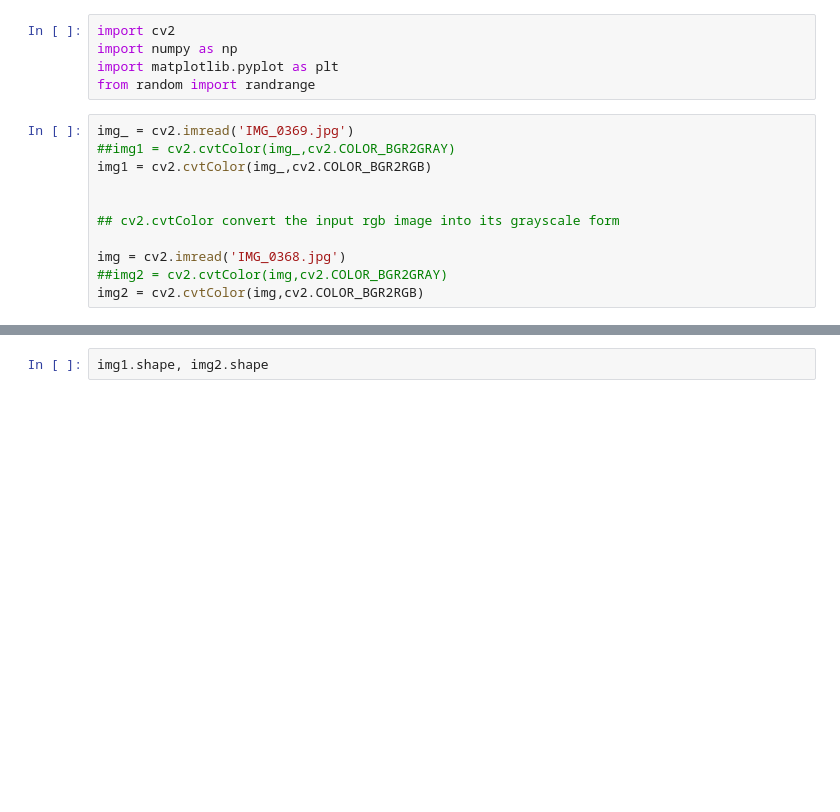
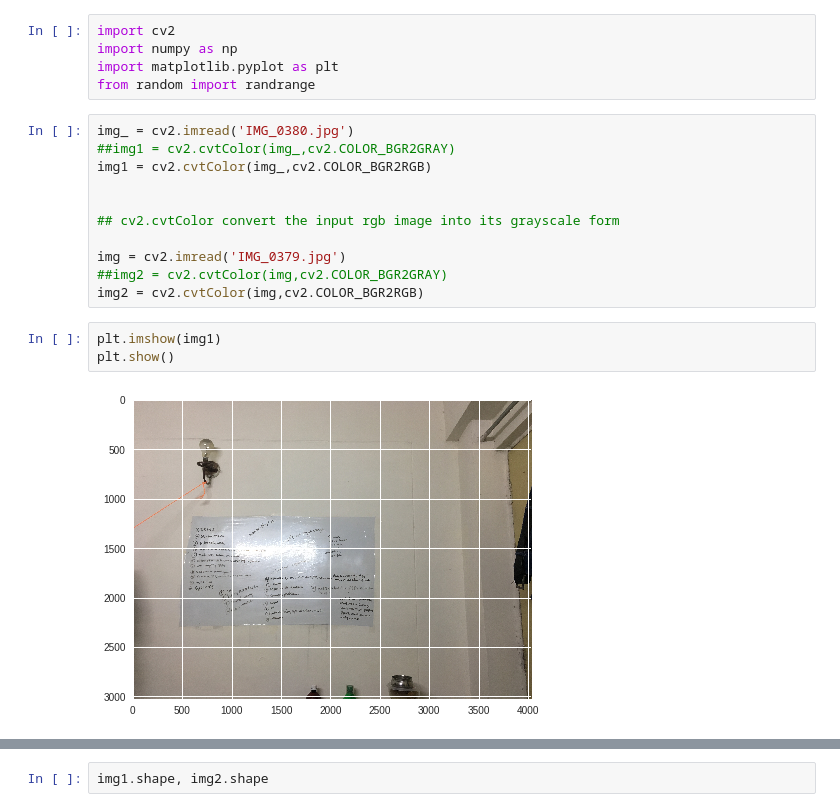
Before and after one commit to psshri/aryabhatta_robotics, a Jupyter notebook: task_1ipynb.ipynb, the cells around one changed output, grey strips where cells are left out. Drawn from its saved outputs; the diff is of its cells as text; blank space fills up the shorter version.

```diff
--- a/task_1ipynb.ipynb
+++ b/task_1ipynb.ipynb
@@ -76,13 +18,18 @@ import numpy as np
 import matplotlib.pyplot as plt
 from random import randrange
 # %%
-img_ = cv2.imread('IMG_0369.jpg')
+img_ = cv2.imread('IMG_0380.jpg')
 ##img1 = cv2.cvtColor(img_,cv2.COLOR_BGR2GRAY)
 img1 = cv2.cvtColor(img_,cv2.COLOR_BGR2RGB)
 
 
 ## cv2.cvtColor convert the input rgb image into its grayscale form
 
-img = cv2.imread('IMG_0368.jpg')
+img = cv2.imread('IMG_0379.jpg')
 ##img2 = cv2.cvtColor(img,cv2.COLOR_BGR2GRAY)
 img2 = cv2.cvtColor(img,cv2.COLOR_BGR2RGB)
+# %%
+plt.imshow(img1)
+plt.show()
+# %% [output]
+[figure, added]
```
Also changed, not shown: parts of 20 cells of this notebook.
